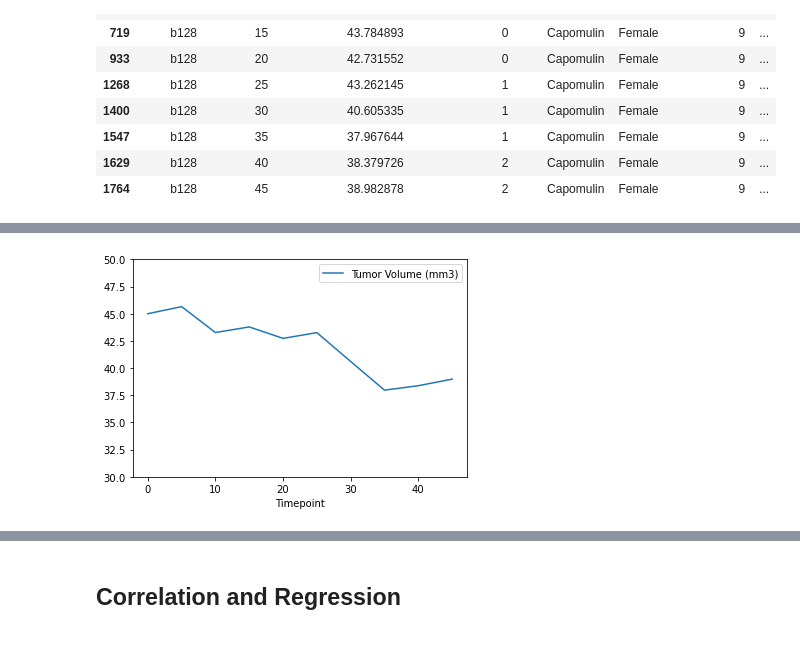
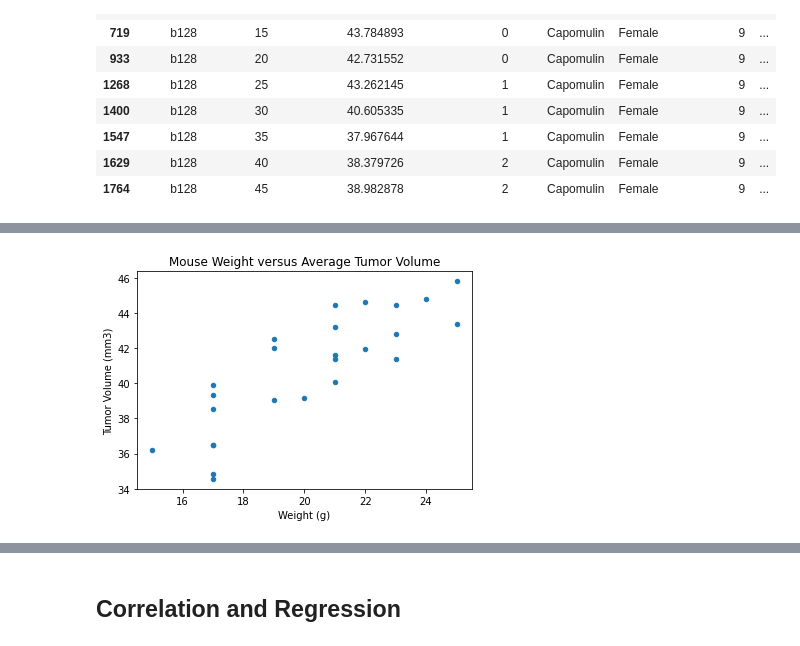
Before and after one commit to nairshanker/matplotlib_challenge, a Jupyter notebook: Pymaceuticals/pymaceuticals_starter_Final.ipynb, the cells around one changed output, grey strips where cells are left out. Drawn from its saved outputs; the diff is of its cells as text; code cells hidden in the pictures.

```diff
--- a/Pymaceuticals/pymaceuticals_starter_Final.ipynb
+++ b/Pymaceuticals/pymaceuticals_starter_Final.ipynb
@@ -379,9 +423,10 @@ selected_mouse
 # %%
-selected_mouse.plot(x='Timepoint', y='Tumor Volume (mm3)');
-plt.ylim((30,50))
+capoulin_mouse.plot(kind='scatter', x='Weight (g)', y='Tumor Volume (mm3)');
 
-plt.savefig("Images/06_lineplot.png")
+plt.title('Mouse Weight versus Average Tumor Volume')
+
+plt.savefig("Images/07_scatterplot.png")
 
 plt.show()
 # %% [output]
-[figure, old version]
+[figure, new version]
```
Also changed, not shown: parts of 19 cells of this notebook, 6 other files.
